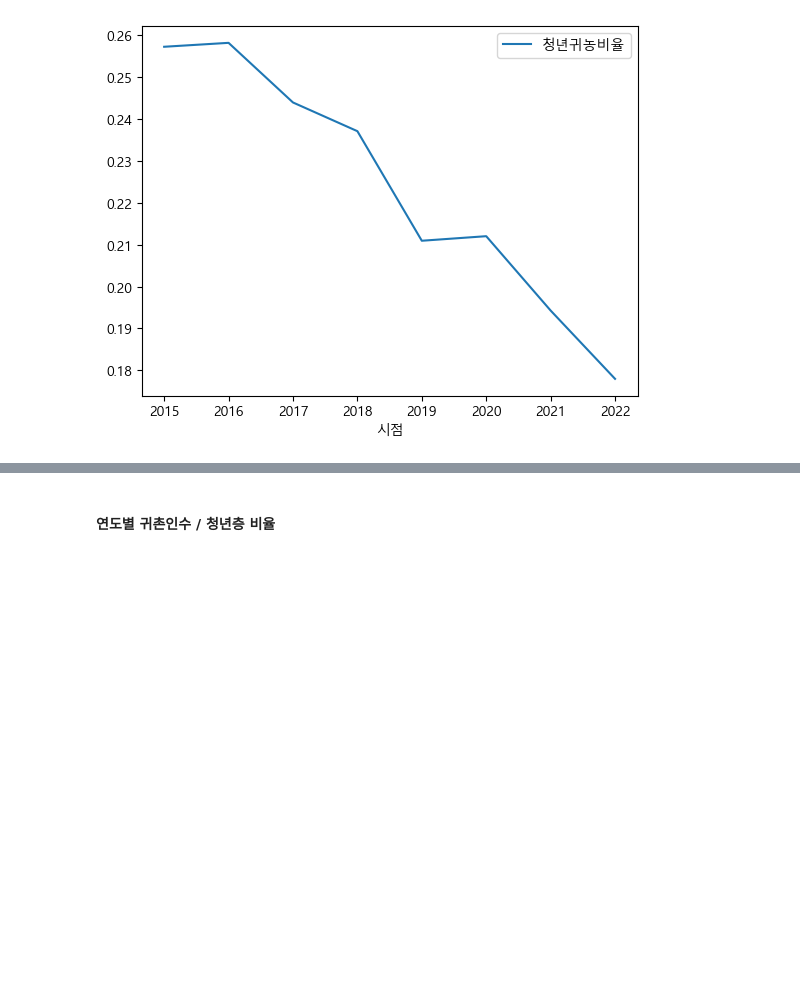
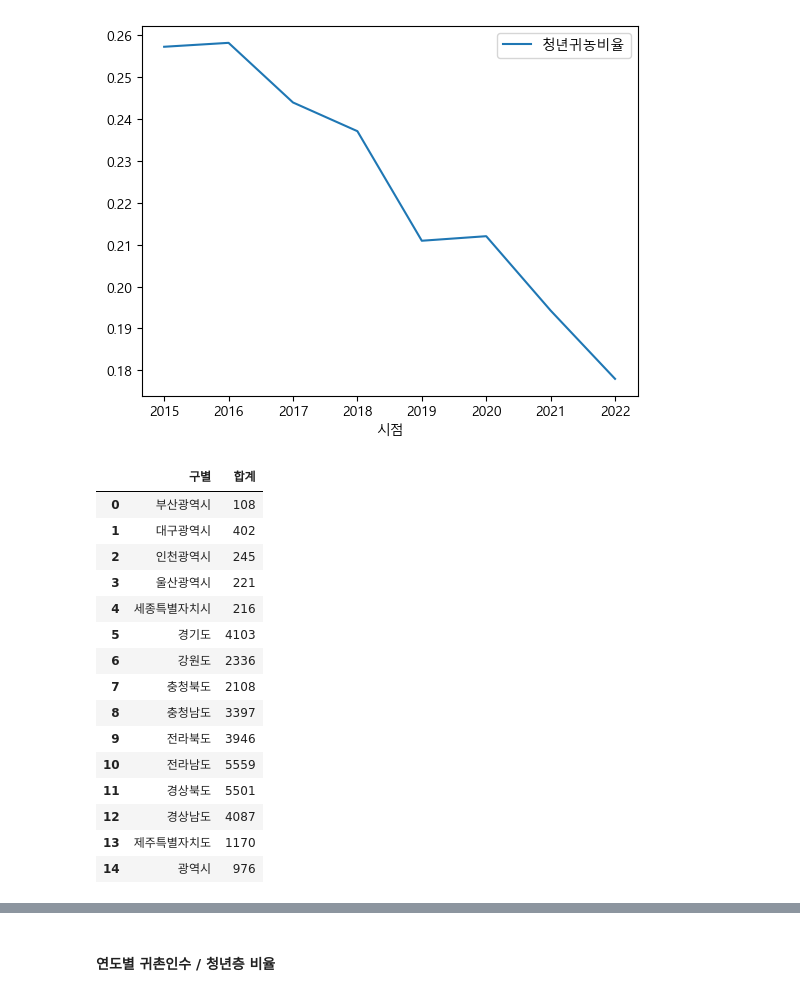
Before and after one commit to Aphian/data_science, a Jupyter notebook: 2_시각화.ipynb, the cells around one changed output, grey strips where cells are left out. Saved outputs shown, nothing was run; the diff lists cells and outputs as text; code cells hidden in the pictures; blank space fills up the shorter version.

```diff
--- a/2_시각화.ipynb
+++ b/2_시각화.ipynb
@@ -158,4 +157,27 @@ farm_rate.plot(y='청년귀농비율')
 # %%
 total_region_sum = pd.read_csv('./data/연도별_지역간_귀농인.csv')
 total_region_sum.rename(columns={'Unnamed: 0' : '구별'}, inplace=True)
+# %%
+test=total_region_sum[:4].sum()
+test_2 = pd.DataFrame(test).loc['구별'] = '광역시'
+test = pd.DataFrame(test)
+total_farm_sum=pd.concat([total_region_sum, test.T], ignore_index=True)
+total_farm_sum
+# %% [output]
+|  | 구별 | 합계 |
+| 0 | 부산광역시 | 108 |
+| 1 | 대구광역시 | 402 |
+| 2 | 인천광역시 | 245 |
+| 3 | 울산광역시 | 221 |
+| 4 | 세종특별자치시 | 216 |
+| 5 | 경기도 | 4103 |
+| 6 | 강원도 | 2336 |
+| 7 | 충청북도 | 2108 |
+| 8 | 충청남도 | 3397 |
+| 9 | 전라북도 | 3946 |
+| 10 | 전라남도 | 5559 |
+| 11 | 경상북도 | 5501 |
+| 12 | 경상남도 | 4087 |
+| 13 | 제주특별자치도 | 1170 |
+| 14 | 광역시 | 976 |
 # %%
```
Also changed, not shown: parts of 9 cells of this notebook, 1 other file.
